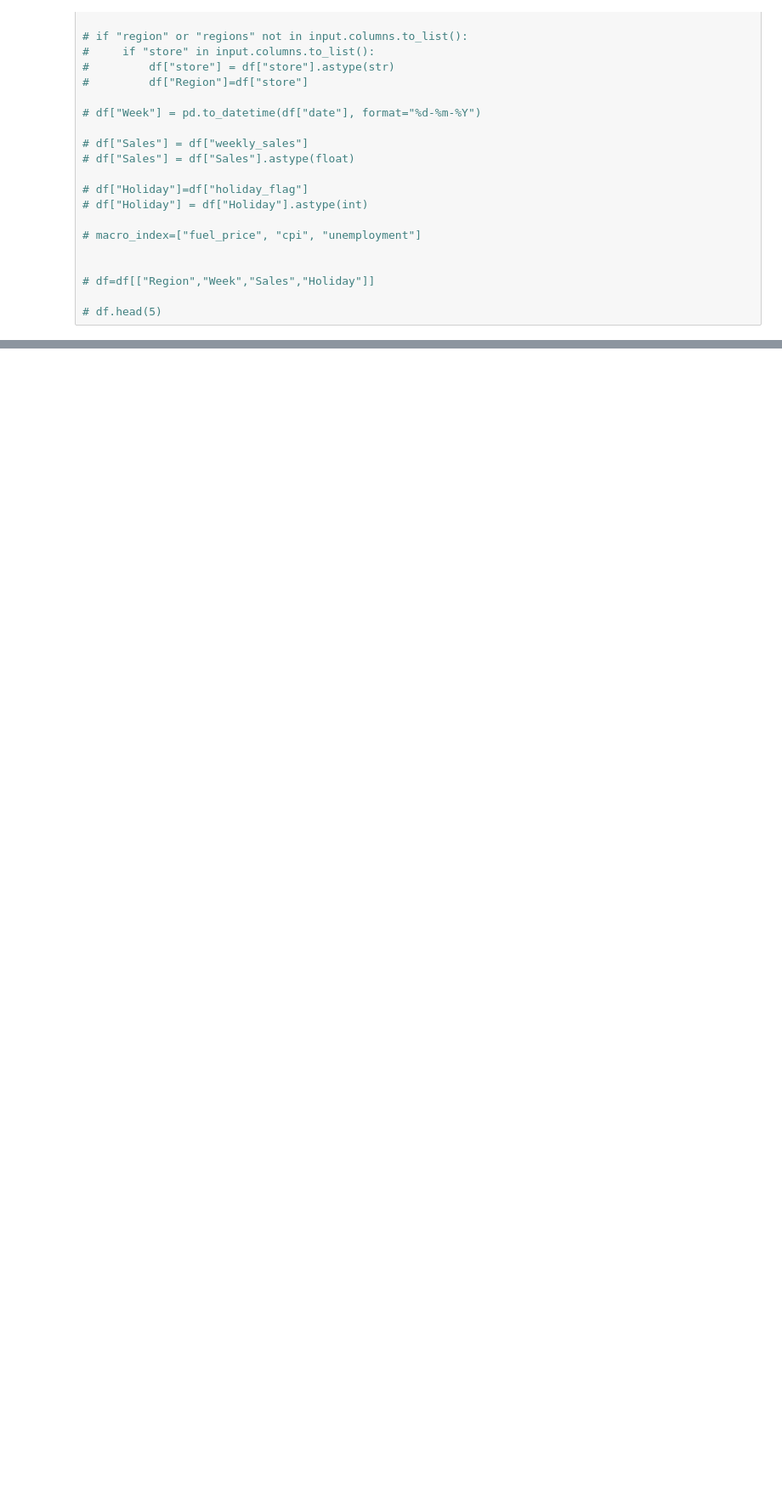
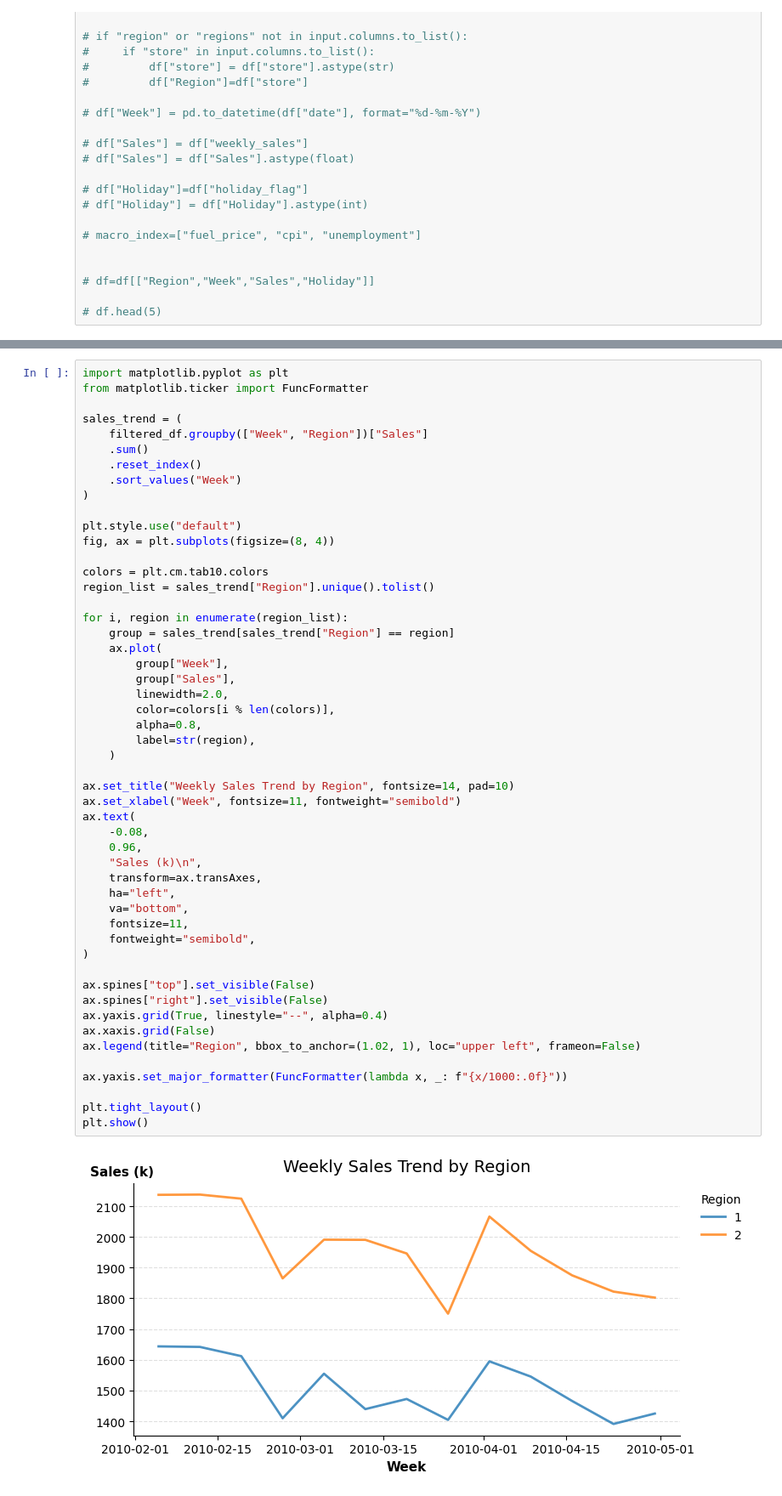
Before and after one commit to CynthiaShiyue/Retail-Data-to-Insight-Agent, a Jupyter notebook: data.ipynb, the cells around one changed output, grey strips where cells are left out. Shown at 85% size. Drawn from its saved outputs; the diff is of its cells as text; blank space fills up the shorter version.

```diff
--- a/data.ipynb
+++ b/data.ipynb
@@ -248,0 +512,53 @@ for part in client.chat("gpt-oss:20b", messages=[{"role": "user", "content": pro
+# %%
+import matplotlib.pyplot as plt
+from matplotlib.ticker import FuncFormatter
+
+sales_trend = (
+    filtered_df.groupby(["Week", "Region"])["Sales"]
+    .sum()
+    .reset_index()
+    .sort_values("Week")
+)
+
+plt.style.use("default")
+fig, ax = plt.subplots(figsize=(8, 4))
+
+colors = plt.cm.tab10.colors
+region_list = sales_trend["Region"].unique().tolist()
+
+for i, region in enumerate(region_list):
+    group = sales_trend[sales_trend["Region"] == region]
+    ax.plot(
+        group["Week"],
+        group["Sales"],
+        linewidth=2.0,
+        color=colors[i % len(colors)],
+        alpha=0.8,
+        label=str(region),
+    )
+
+ax.set_title("Weekly Sales Trend by Region", fontsize=14, pad=10)
+ax.set_xlabel("Week", fontsize=11, fontweight="semibold")
+ax.text(
+    -0.08,
+    0.96,
+    "Sales (k)\n",
+    transform=ax.transAxes,
+    ha="left",
+    va="bottom",
+    fontsize=11,
+    fontweight="semibold",
+)
+
+ax.spines["top"].set_visible(False)
+ax.spines["right"].set_visible(False)
+ax.yaxis.grid(True, linestyle="--", alpha=0.4)
+ax.xaxis.grid(False)
+ax.legend(title="Region", bbox_to_anchor=(1.02, 1), loc="upper left", frameon=False)
+
+ax.yaxis.set_major_formatter(FuncFormatter(lambda x, _: f"{x/1000:.0f}"))
+
+plt.tight_layout()
+plt.show()
+# %% [output]
+[figure, added]
```
Also changed, not shown: parts of 17 cells of this notebook, 6 other files.
